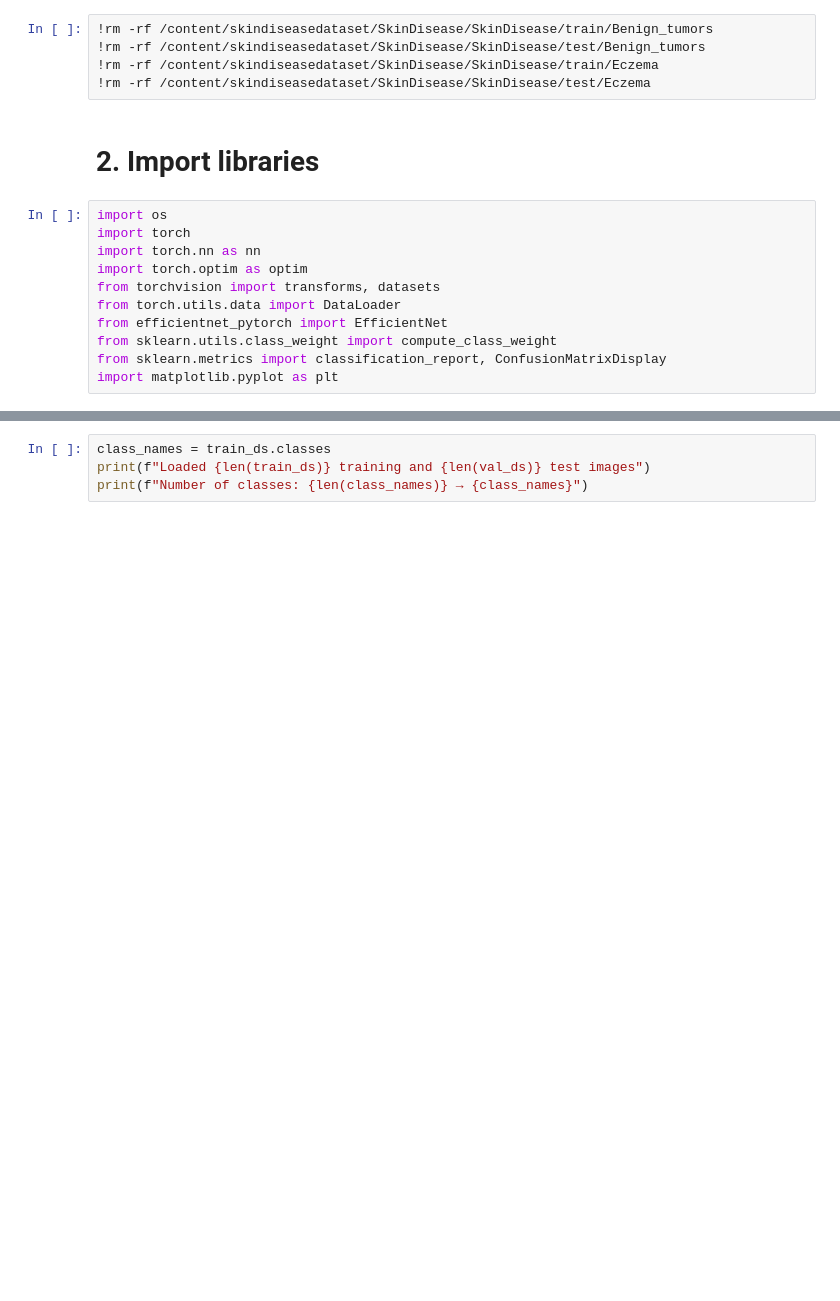
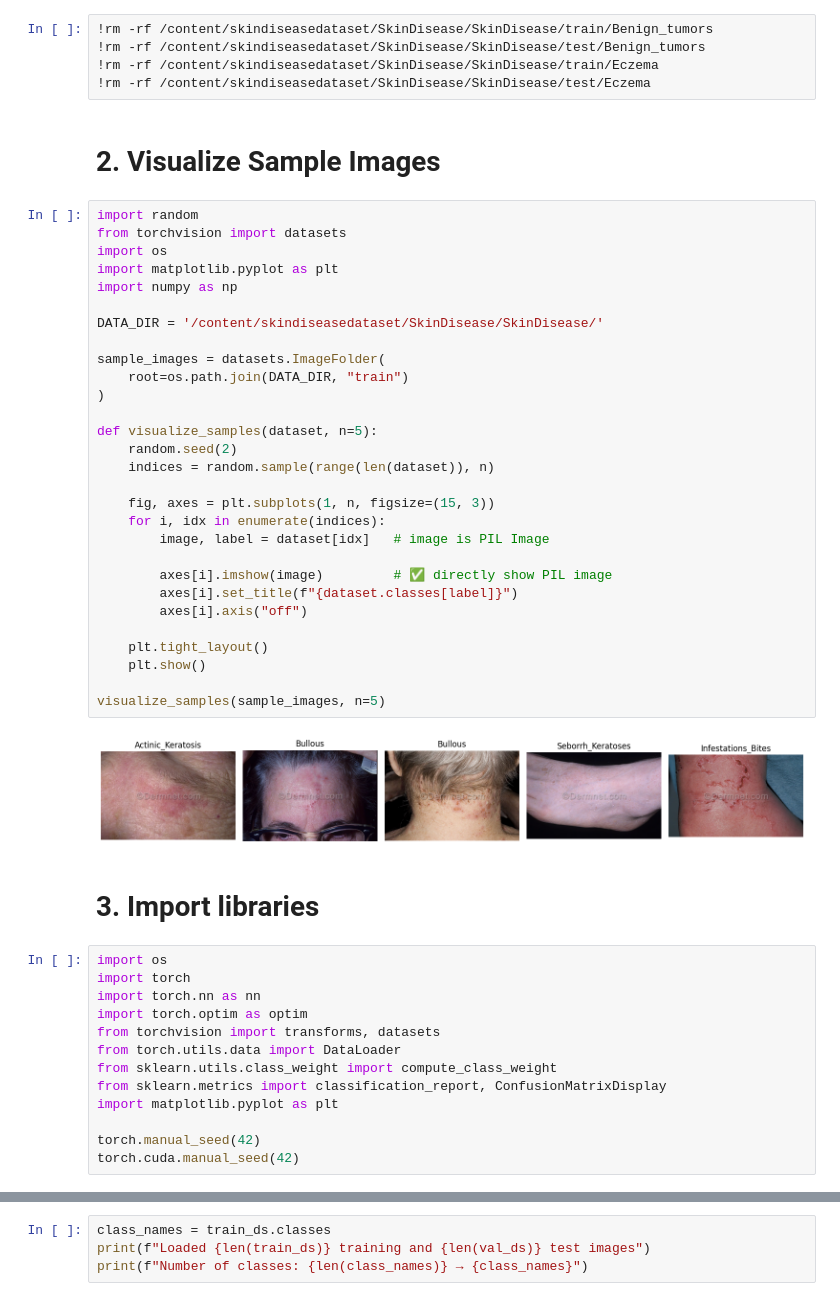
Before and after one commit to RimeshGithub/mediAssist, a Jupyter notebook: notebooks/Skin_Disease_Classifier.ipynb, the cells around one changed output, grey strips where cells are left out. Drawn from its saved outputs; the diff is of its cells as text; blank space fills up the shorter version.

```diff
--- a/notebooks/Skin_Disease_Classifier.ipynb
+++ b/notebooks/Skin_Disease_Classifier.ipynb
@@ -49,8 +48,41 @@ Downloading skindiseasedataset.zip to ./skindiseasedataset
 !rm -rf /content/skindiseasedataset/SkinDisease/SkinDisease/test/Benign_tumors
 !rm -rf /content/skindiseasedataset/SkinDisease/SkinDisease/train/Eczema
 !rm -rf /content/skindiseasedataset/SkinDisease/SkinDisease/test/Eczema
+# %% [markdown]
+# 2. Visualize Sample Images
+# %%
+import random
+from torchvision import datasets
+import os
+import matplotlib.pyplot as plt
+import numpy as np
+
+DATA_DIR = '/content/skindiseasedataset/SkinDisease/SkinDisease/'
+
+sample_images = datasets.ImageFolder(
+    root=os.path.join(DATA_DIR, "train")
+)
+
+def visualize_samples(dataset, n=5):
+    random.seed(2)
+    indices = random.sample(range(len(dataset)), n)
+
+    fig, axes = plt.subplots(1, n, figsize=(15, 3))
+    for i, idx in enumerate(indices):
+        image, label = dataset[idx]   # image is PIL Image
+
+        axes[i].imshow(image)         # ✅ directly show PIL image
+        axes[i].set_title(f"{dataset.classes[label]}")
+        axes[i].axis("off")
+
+    plt.tight_layout()
+    plt.show()
+
+visualize_samples(sample_images, n=5)
+# %% [output]
+[figure, added]
 # %% [markdown]
-# 2. Import libraries
+# 3. Import libraries
 # %%
 import os
 import torch
@@ -58,8 +90,10 @@ import torch.nn as nn
 import torch.optim as optim
 from torchvision import transforms, datasets
 from torch.utils.data import DataLoader
-from efficientnet_pytorch import EfficientNet
 from sklearn.utils.class_weight import compute_class_weight
 from sklearn.metrics import classification_report, ConfusionMatrixDisplay
 import matplotlib.pyplot as plt
+
+torch.manual_seed(42)
+torch.cuda.manual_seed(42)
 # %% [markdown]
```
Also changed, not shown: parts of 17 cells of this notebook, 2 other files.
